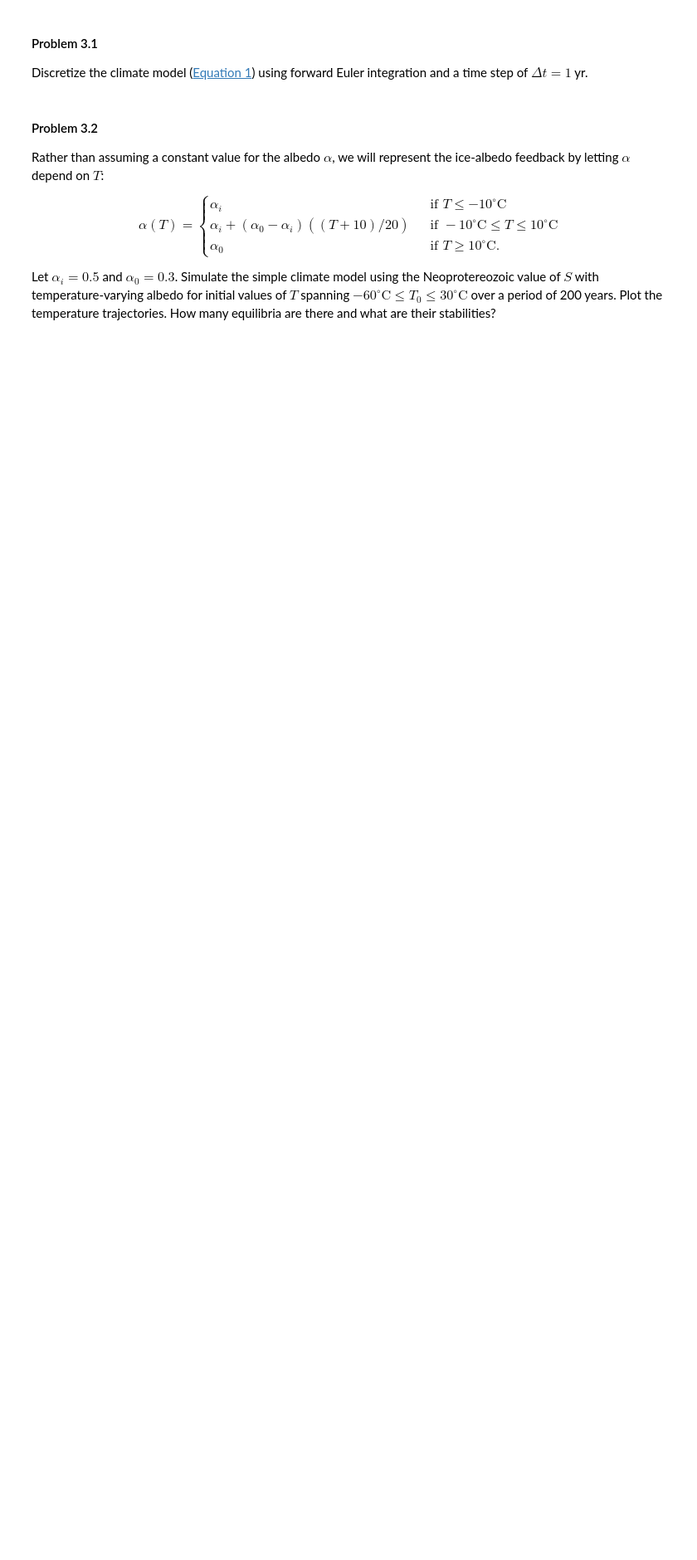
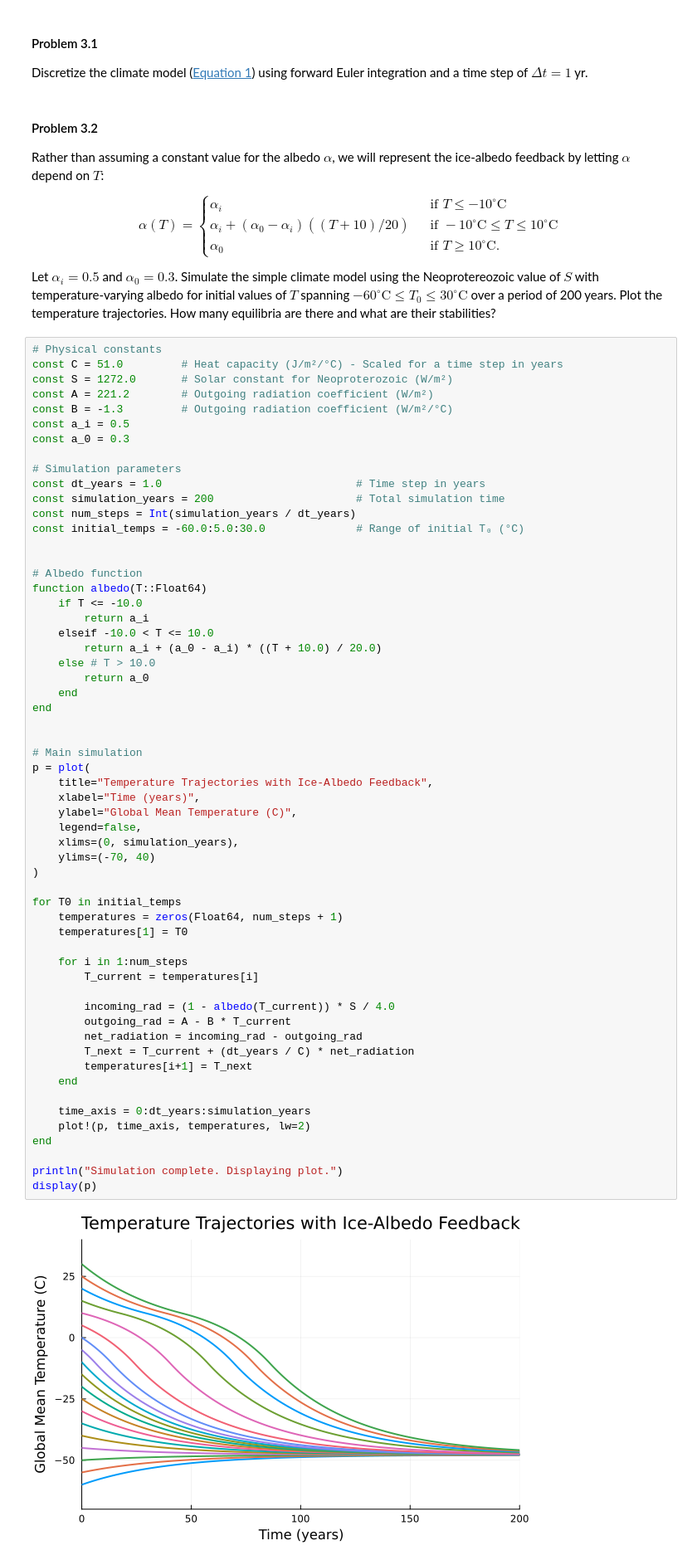
Before and after one commit to BEE4750-FA25/hw2-donny, a Jupyter notebook: hw02.ipynb, the cells around one changed output. Shown at 83% size. Drawn from its saved outputs; the diff is of its cells as text; blank space fills up the shorter version.

```diff
--- a/hw02.ipynb
+++ b/hw02.ipynb
@@ -226,3 +226,63 @@ albedo for initial values of $T$ spanning
 $-60^\circ\text{C} \leq T_0 \leq 30^\circ\text{C}$ over a period of 200
 years. Plot the temperature trajectories. How many equilibria are there
 and what are their stabilities?
+# %%
+# Physical constants
+const C = 51.0         # Heat capacity (J/m²/°C) - Scaled for a time step in years
+const S = 1272.0       # Solar constant for Neoproterozoic (W/m²)
+const A = 221.2        # Outgoing radiation coefficient (W/m²)
+const B = -1.3         # Outgoing radiation coefficient (W/m²/°C)
+const a_i = 0.5
+const a_0 = 0.3
+
+# Simulation parameters
+const dt_years = 1.0                              # Time step in years
+const simulation_years = 200                      # Total simulation time
+const num_steps = Int(simulation_years / dt_years)
+const initial_temps = -60.0:5.0:30.0              # Range of initial T₀ (°C)
+
+
+# Albedo function
+function albedo(T::Float64)
+    if T <= -10.0
+        return a_i
+    elseif -10.0 < T <= 10.0
+        return a_i + (a_0 - a_i) * ((T + 10.0) / 20.0)
+    else # T > 10.0
+        return a_0
+    end
+end
+
+
+# Main simulation
+p = plot(
+    title="Temperature Trajectories with Ice-Albedo Feedback",
+    xlabel="Time (years)",
+    ylabel="Global Mean Temperature (C)",
+    legend=false,
+    xlims=(0, simulation_years),
+    ylims=(-70, 40)
+)
+
+for T0 in initial_temps
+    temperatures = zeros(Float64, num_steps + 1)
+    temperatures[1] = T0
+
+    for i in 1:num_steps
+        T_current = temperatures[i]
+
+        incoming_rad = (1 - albedo(T_current)) * S / 4.0
+        outgoing_rad = A - B * T_current
+        net_radiation = incoming_rad - outgoing_rad
+        T_next = T_current + (dt_years / C) * net_radiation
+        temperatures[i+1] = T_next
+    end
+
+    time_axis = 0:dt_years:simulation_years
+    plot!(p, time_axis, temperatures, lw=2)
+end
+
+println("Simulation complete. Displaying plot.")
+display(p)
+# %% [output]
+[figure, added]
```
Also changed, not shown: parts of 3 cells of this notebook.
